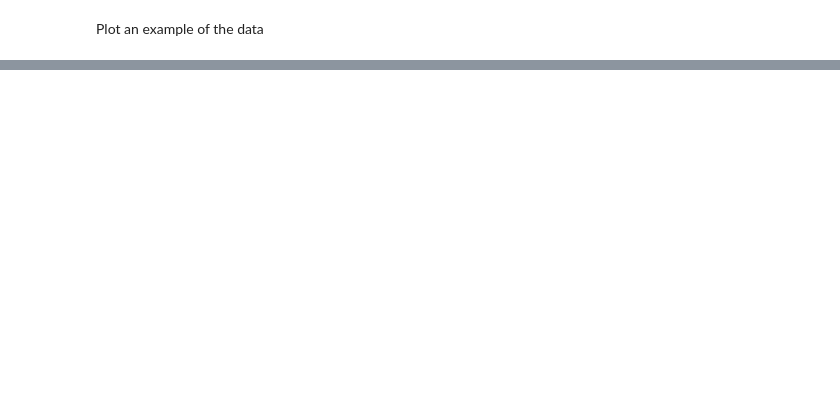
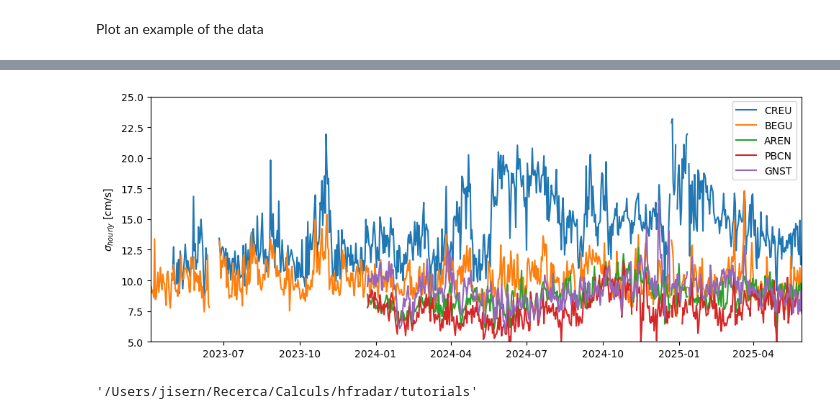
Before and after one commit to jisernfontanet/hfradar, a Jupyter notebook: tutorials/estimate_noise_l2_data.ipynb, the cells around one changed output, grey strips where cells are left out. Drawn from its saved outputs; the diff is of its cells as text; code cells hidden in the pictures; blank space fills up the shorter version.

```diff
--- a/tutorials/estimate_noise_l2_data.ipynb
+++ b/tutorials/estimate_noise_l2_data.ipynb
@@ -369,0 +482,36 @@ fig.tight_layout()
+# %%
+fig, ax = plt.subplots(1, 1, figsize=(10, height))
+
+tmin = []
+tmax = []
+
+for site in hfrsites:
+
+    # Get the data
+
+    sigma = hfrdata_daily[site]['sigma'].data
+    time = hfrdata_daily[site]['time'].data
+
+    tmin.append(np.min(time))
+    tmax.append(np.max(time))
+
+    # Plot
+
+    ax.plot(time, np.sqrt(24) * sigma, color=hfrcolors[site], label=site)
+
+tmin = np.min(np.array(tmin))
+tmax = np.max(np.array(tmax))
+
+ax.legend()
+ax.set_ylabel('$\\sigma_{hourly}$ [cm/s]')
+ax.set_ylim(5, 25)
+ax.set_xlim(tmin, tmax)
+
+fig.tight_layout()
+#fig.savefig('figures/fig_noise_time_series.pdf')
+# %% [output]
+[figure, added]
+# %%
+pwd
+# %% [output]
+'/Users/jisern/Recerca/Calculs/hfradar/tutorials'
```
Also changed, not shown: parts of 16 cells of this notebook, 1 other file.
